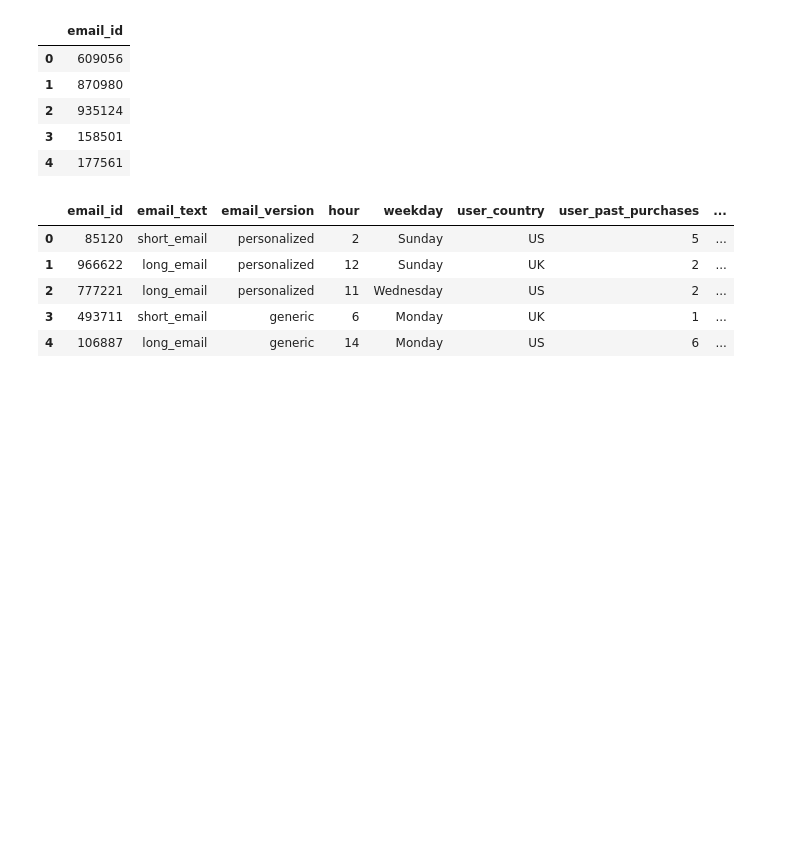
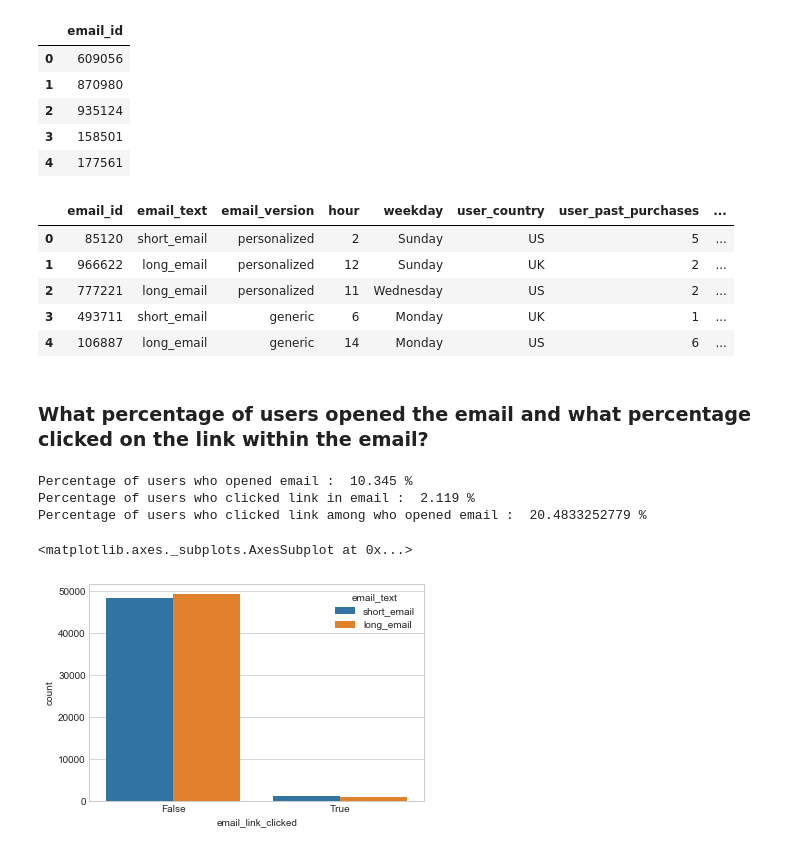
Before and after one commit to LilyElizabethJohn/Take-Home-Challenges---Giulio-Palombo, a Jupyter notebook: Email Campaign - Take Home Challenge 7.ipynb, the cells around one changed output. Drawn from its saved outputs; the diff is of its cells as text; code cells hidden in the pictures; blank space fills up the shorter version.

Commit message:
Completed exploratory analysis, joins, percentage calculation and initial plotting of target versus predictor variables

```diff
--- a/Email Campaign - Take Home Challenge 7.ipynb
+++ b/Email Campaign - Take Home Challenge 7.ipynb
@@ -222,3 +222,18 @@ emails.head()
 | 2 | 777221 | long_email | personalized | 11 | Wednesday | US | 2 | ... |
 | 3 | 493711 | short_email | generic | 6 | Monday | UK | 1 | ... |
 | 4 | 106887 | long_email | generic | 14 | Monday | US | 6 | ... |
+# %% [markdown]
+### What percentage of users opened the email and what percentage clicked on the link within the email?
+# %%
+print("Percentage of users who opened email : ",(emails[emails.email_opened==True].size/emails.size)*100,"%")
+print("Percentage of users who clicked link in email : ",(emails[emails.email_link_clicked==True].size/emails.size)*100,"%")
+print("Percentage of users who clicked link among who opened email : ",(emails[emails.email_link_clicked==True].size/emails[emails.email_opened==True].size)*100,"%")
+# %% [output]
+Percentage of users who opened email :  10.345 %
+Percentage of users who clicked link in email :  2.119 %
+Percentage of users who clicked link among who opened email :  20.4833252779 %
+# %%
+sns.countplot(emails.email_link_clicked,hue=emails.email_text)
+# %% [output]
+<matplotlib.axes._subplots.AxesSubplot at 0x...>
+[figure, added]
```
Also changed, not shown: parts of 4 cells of this notebook.
